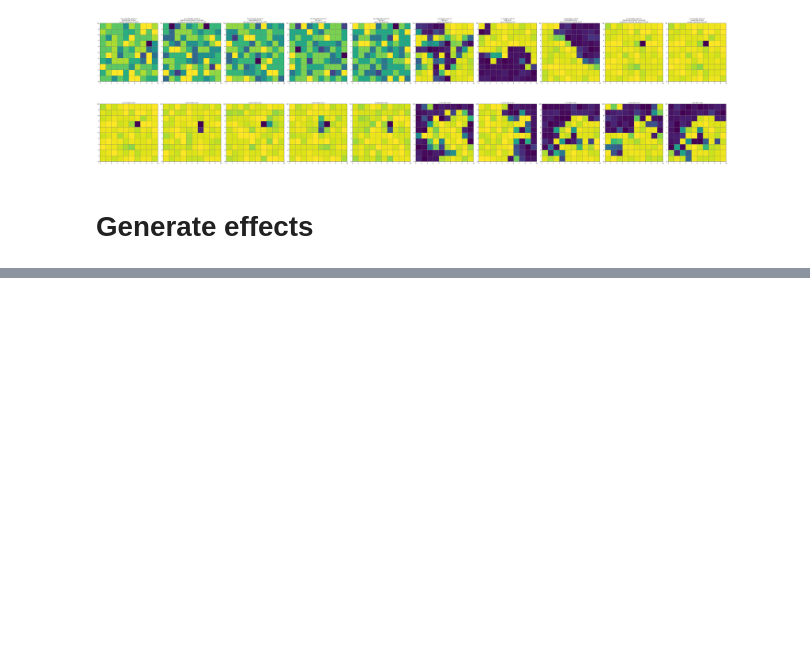
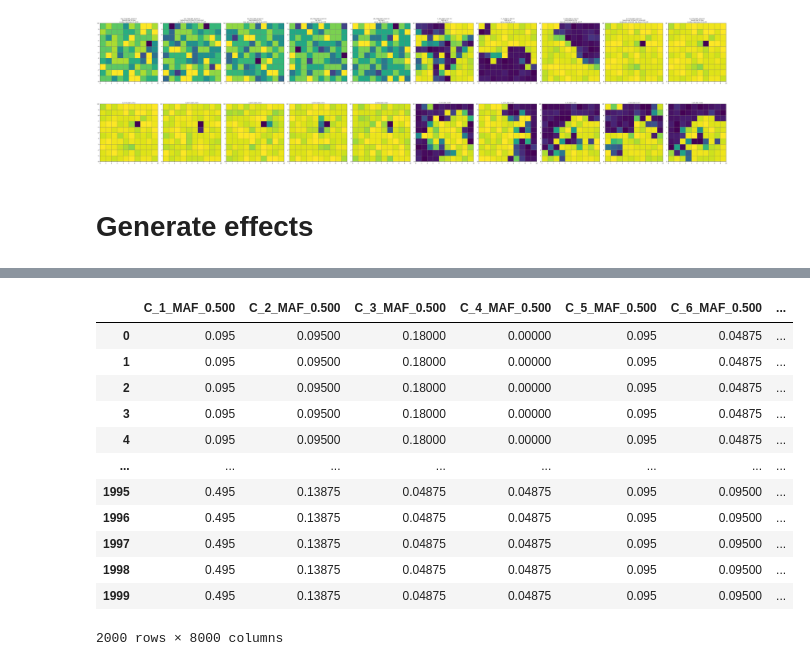
Before and after one commit to mat2m10/chasm, a Jupyter notebook: notebooks/coalescence_simulation_notebooks/proof_2.ipynb, the cells around one changed output, grey strips where cells are left out. Saved outputs shown, nothing was run; the diff lists cells and outputs as text; code cells hidden in the pictures; blank space fills up the shorter version.

```diff
--- a/notebooks/coalescence_simulation_notebooks/proof_2.ipynb
+++ b/notebooks/coalescence_simulation_notebooks/proof_2.ipynb
@@ -79,0 +73,17 @@ show_corr_snps_ordered(humans, geno, correlated_snps)
+# %%
+qs = 1-ps
+2*ps*qs
+# %% [output]
+|  | C_1_MAF_0.500 | C_2_MAF_0.500 | C_3_MAF_0.500 | C_4_MAF_0.500 | C_5_MAF_0.500 | C_6_MAF_0.500 | ... |
+| 0 | 0.095 | 0.09500 | 0.18000 | 0.00000 | 0.095 | 0.04875 | ... |
+| 1 | 0.095 | 0.09500 | 0.18000 | 0.00000 | 0.095 | 0.04875 | ... |
+| 2 | 0.095 | 0.09500 | 0.18000 | 0.00000 | 0.095 | 0.04875 | ... |
+| 3 | 0.095 | 0.09500 | 0.18000 | 0.00000 | 0.095 | 0.04875 | ... |
+| 4 | 0.095 | 0.09500 | 0.18000 | 0.00000 | 0.095 | 0.04875 | ... |
+| ... | ... | ... | ... | ... | ... | ... | ... |
+| 1995 | 0.495 | 0.13875 | 0.04875 | 0.04875 | 0.095 | 0.09500 | ... |
+| 1996 | 0.495 | 0.13875 | 0.04875 | 0.04875 | 0.095 | 0.09500 | ... |
+| 1997 | 0.495 | 0.13875 | 0.04875 | 0.04875 | 0.095 | 0.09500 | ... |
+| 1998 | 0.495 | 0.13875 | 0.04875 | 0.04875 | 0.095 | 0.09500 | ... |
+| 1999 | 0.495 | 0.13875 | 0.04875 | 0.04875 | 0.095 | 0.09500 | ... |
+2000 rows × 8000 columns
```
Also changed, not shown: parts of 4 cells of this notebook, 4 other files.
